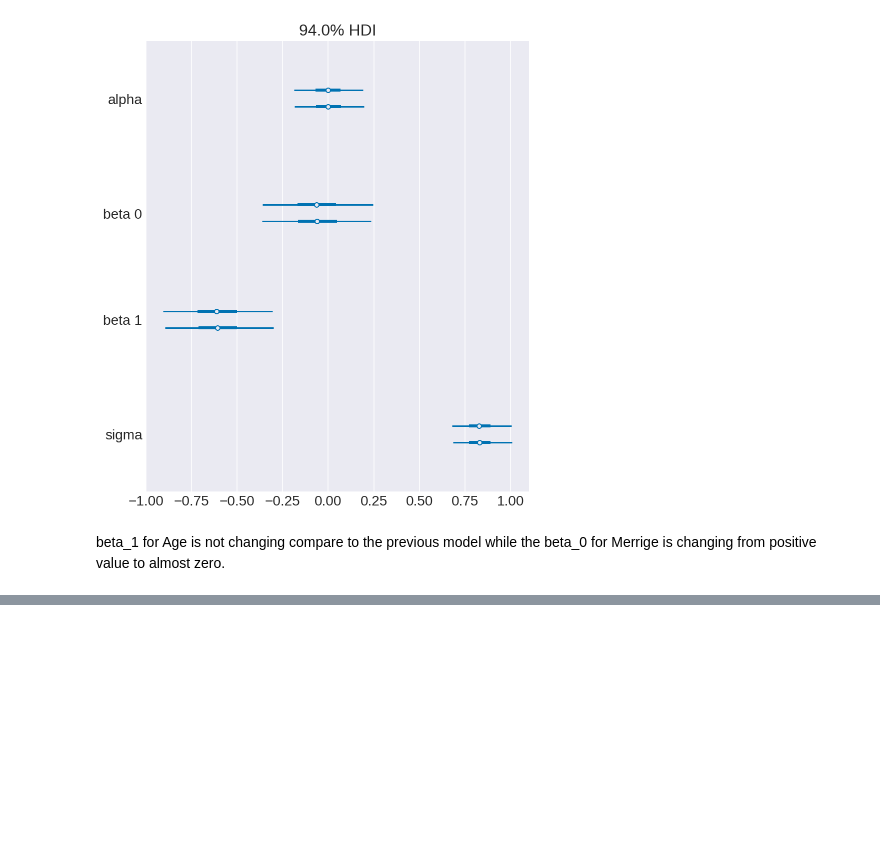
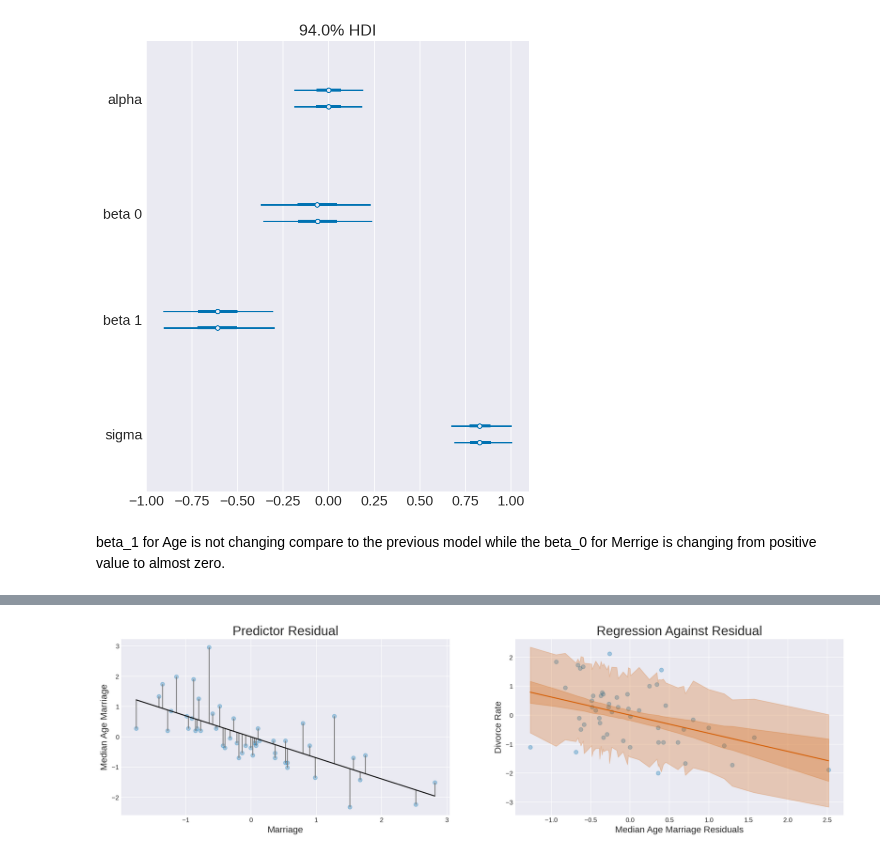
Before and after one commit to yebenbenben/Statistical-Rethinking-with-Python-and-PyMC3, a Jupyter notebook: Ch5.ipynb, the cells around one changed output, grey strips where cells are left out. Drawn from its saved outputs; the diff is of its cells as text; code cells hidden in the pictures; blank space fills up the shorter version.

```diff
--- a/Ch5.ipynb
+++ b/Ch5.ipynb
@@ -218,0 +273,23 @@ beta_1 for Age is not changing compare to the previous model while the beta_0 fo
+# %%
+# Regess Marriage Rate vs Age
+with pm.Model() as model_5_13_2:
+  alpha = pm.Normal('alpha', mu=0, sd=0.2)
+  beta = pm.Normal('beta', mu=0, sd=0.5)
+  sigma = pm.Exponential('sigma', 1)
+  mu = pm.Deterministic('mu', alpha + beta * d.Marriage)
+  rate = pm.Normal('rate', mu=mu, sd=sigma, observed=d.MedianAgeMarriage)
+  trace_5_13_2 = pm.sample(1000, tune=1000)
+
+# Divorce Rate is regressed on the residuals from the previous model
+age_pred = trace_5_13_2['mu'].mean(0)
+residual = d.MedianAgeMarriage - age_pred
+
+with pm.Model() as model_5_14_2:
+  alpha = pm.Normal('alpha', mu=0, sd=0.2)
+  beta = pm.Normal('beta', mu=0, sd=0.5)
+  sigma = pm.Exponential('sigma', 1)
+  mu = pm.Deterministic('mu', alpha + beta * residual)
+  divorce = pm.Normal('divorce', mu=mu, sd=sigma, observed=d.Divorce)
+  trace_5_14_2 = pm.sample(1000, tune=1000)
+
+divorce_pred = pm.sample_posterior_predictive(trace_5_14_2, 200, model_5_14_2)
@@ -218,0 +305,6 @@ beta_1 for Age is not changing compare to the previous model while the beta_0 fo
+# %%
+_, ax = plt.subplots(1, 2, figsize=(20, 5))
+plot_predictor_residual(d.Marriage, d.MedianAgeMarriage, age_pred, ax[0], 'Predictor Residual', 'Marriage', 'Median Age Marriage')
+plot(residual, d.Divorce, trace_5_14_2['mu'], divorce_pred['divorce'], 0.9, ax[1], 'Regression Against Residual', 'Median Age Marriage Residuals', 'Divorce Rate')
+# %% [output]
+[figure, added]
```
Also changed, not shown: parts of 19 cells of this notebook.
